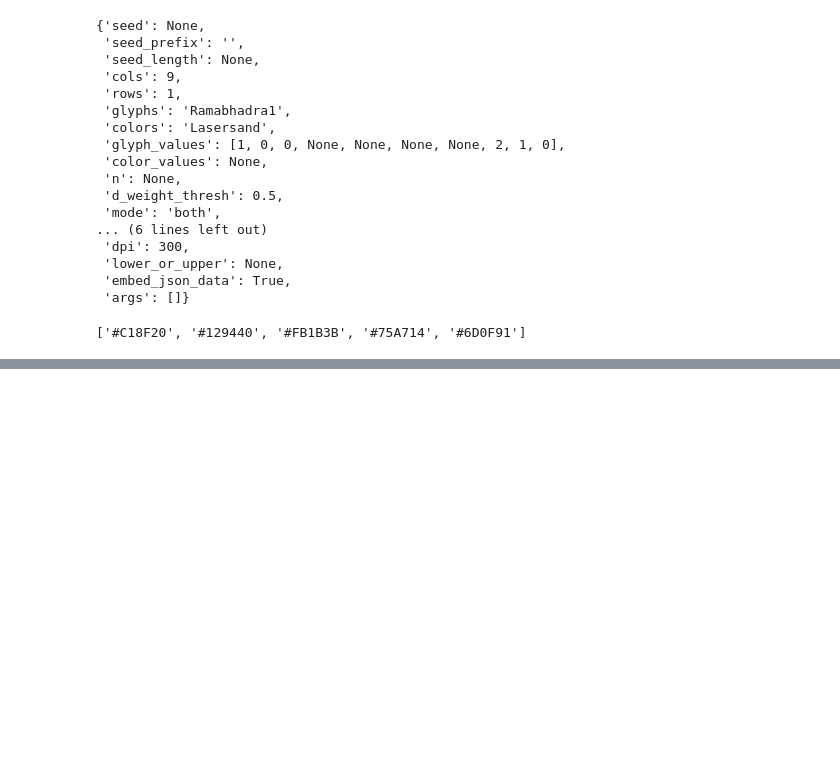
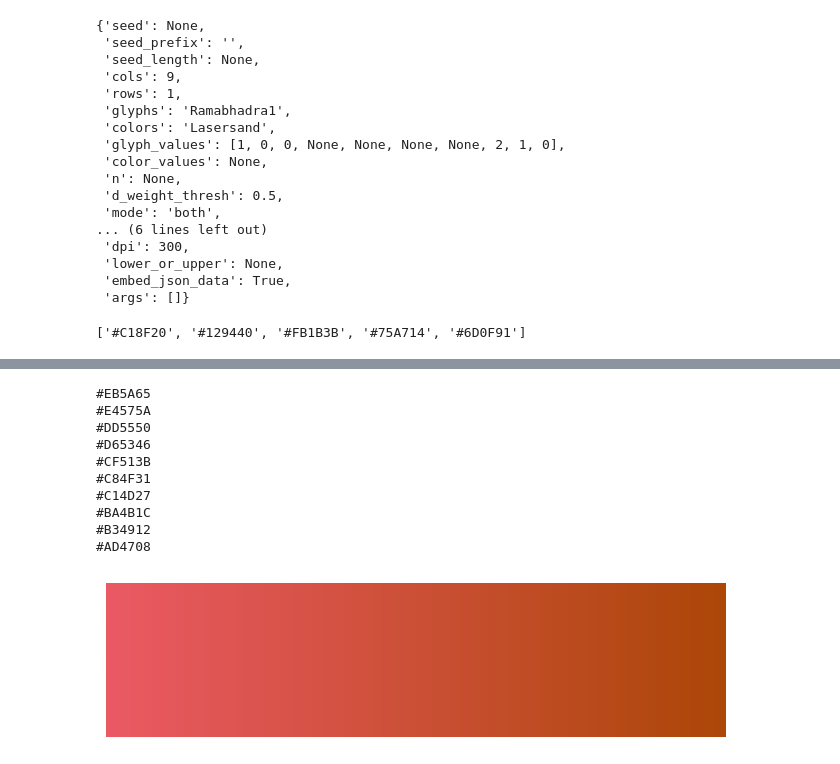
Before and after one commit to shir0tetsuo/mint, a Jupyter notebook: dev.ipynb, the cells around one changed output, grey strips where cells are left out. Drawn from its saved outputs; the diff is of its cells as text; code cells hidden in the pictures; blank space fills up the shorter version.

```diff
--- a/dev.ipynb
+++ b/dev.ipynb
@@ -150,0 +151,29 @@ display_gradient(generate_hex_colors(4))
+# %%
+import matplotlib.pyplot as plt
+import numpy as np
+def generate_gradient(start: str, end: str, n: int) -> list[str]:
+    """Generate n hex colors smoothly transitioning from start to end."""
+    start_rgb = np.array([int(start[i:i+2], 16) for i in (1, 3, 5)])
+    end_rgb   = np.array([int(end[i:i+2], 16) for i in (1, 3, 5)])
+
+    colors = []
+    for t in np.linspace(0, 1, n):
+        rgb = (1 - t) * start_rgb + t * end_rgb
+        colors.append('#{:02X}{:02X}{:02X}'.format(*rgb.astype(int)))
+    return colors
+
+# Example: blue → pink gradient with 10 colors
+colors = generate_gradient("#EB5A65", "#AD4708", 10)
+display_gradient(colors)
+# %% [output]
+#EB5A65
+#E4575A
+#DD5550
+#D65346
+#CF513B
+#C84F31
+#C14D27
+#BA4B1C
+#B34912
+#AD4708
+[figure, added]
```
Also changed, not shown: parts of 1 cell of this notebook, 4 other files.
